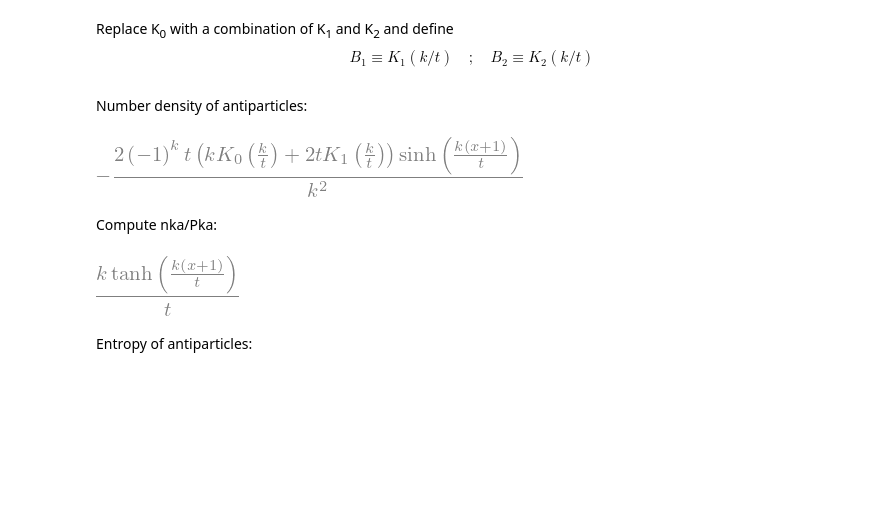
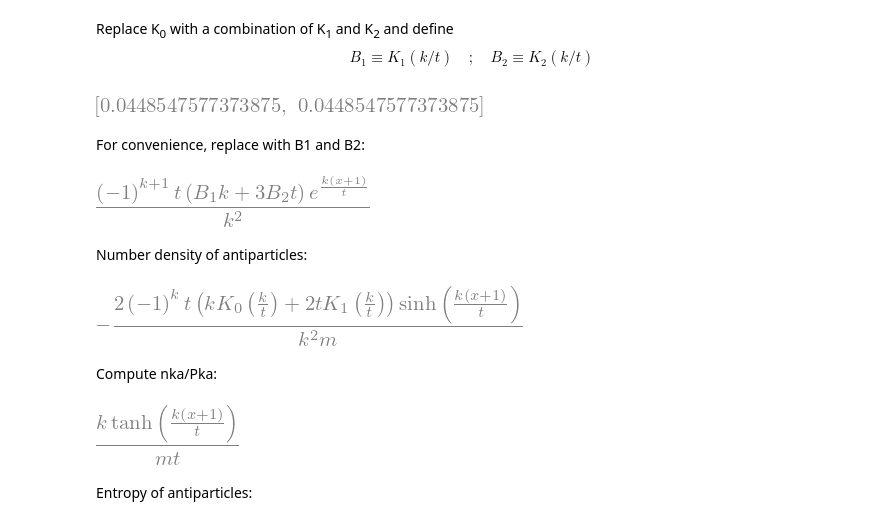
Before and after one commit to awsteiner/o2scl, a Jupyter notebook: doc/o2scl/part/python/fermion.ipynb, the cells around one changed output. Cells and saved outputs as stored; diff of their text form; code cells hidden in the pictures; blank space fills up the shorter version.

```diff
--- a/doc/o2scl/part/python/fermion.ipynb
+++ b/doc/o2scl/part/python/fermion.ipynb
@@ -9,6 +9,7 @@ Define symbolic variables:
 t=sympy.Symbol('t')
 k=sympy.Symbol('k')
 x=sympy.Symbol('x')
+m=sympy.Symbol('m')
 # %% [markdown]
 Pressure for particles:
 # %%
@@ -78,6 +79,11 @@ define
 $$
 B_1 \equiv K_1(k/t) \quad ; \quad B_2 \equiv K_2(k/t)
 $$
+# %%
+[sympy.N(sympy.besselk(0,2.78)),sympy.N(sympy.besselk(2,2.78)-
+             2/2.78*sympy.besselk(1,2.78))]
+# %% [output]
+[figure, added]
 # %%
 edk2=edk.subs(sympy.besselk(0,k/t),sympy.besselk(2,k/t)-
              2*t/k*sympy.besselk(1,k/t))
@@ -85,16 +90,23 @@ edk3=sympy.simplify(edk2.subs(sympy.besselk(2,k/t),sympy.Symbol('B2')).subs(symp
+# %% [markdown]
+For convenience, replace with B1 and B2:
+# %%
+edk3=sympy.simplify(edk2.subs(sympy.besselk(2,k/t),sympy.Symbol('B2')).subs(sympy.besselk(1,k/t),sympy.Symbol('B1')))
+edk3
+# %% [output]
+[figure, added]
 # %% [markdown]
 Number density of antiparticles:
 # %%
-nka=sympy.simplify(sympy.diff(Pka,x))
+nka=sympy.simplify(sympy.diff(Pka,x))/m
 nka
 # %% [output]
-[figure, old version]
+[figure, new version]
 # %% [markdown]
 Compute nka/Pka:
 # %%
 sympy.simplify(nka/Pka)
 # %% [output]
-[figure, old version]
+[figure, new version]
 # %% [markdown]
 Entropy of antiparticles:
 # %%
```
Also changed, not shown: parts of 11 cells of this notebook, 5 other files.
